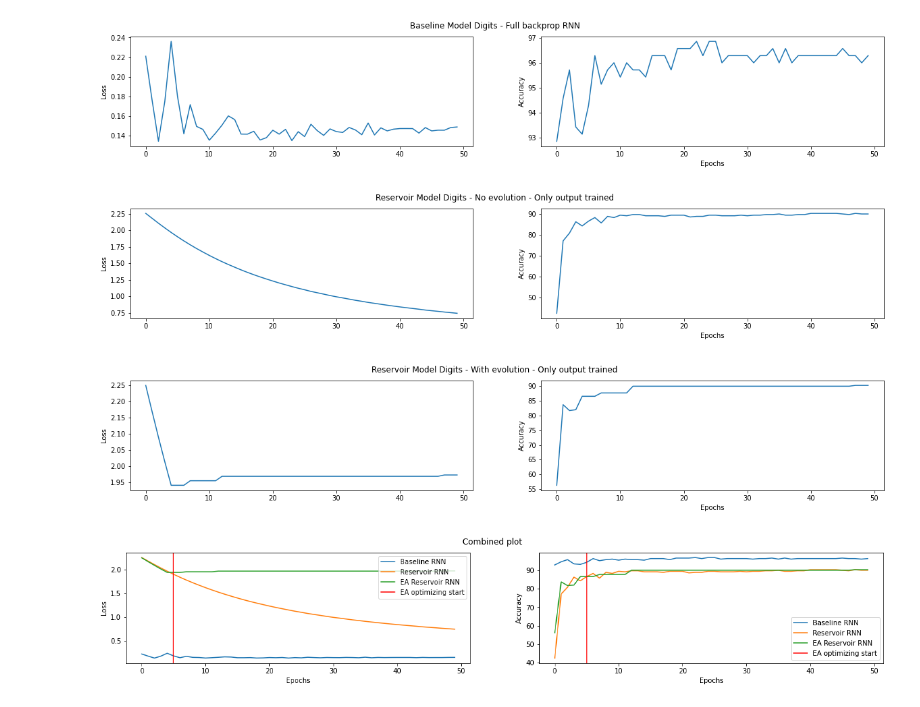
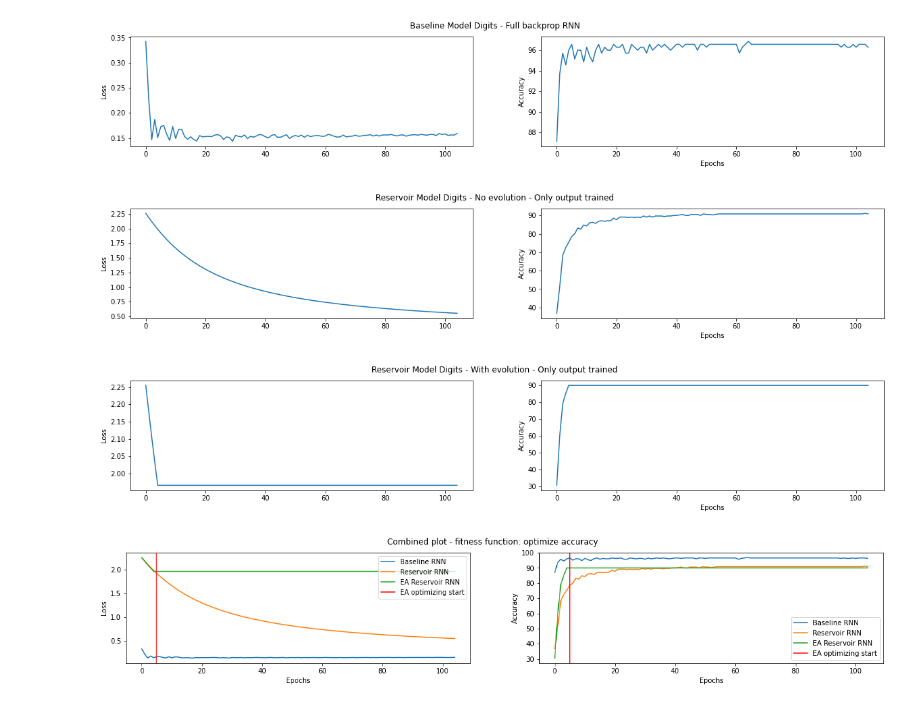
Before and after one commit to wiebetimmers/thesis_project, a Jupyter notebook: main.ipynb, the cells around one changed output. Drawn from its saved outputs; the diff is of its cells as text; code cells hidden in the pictures.

Commit message:
Restructure code, combined plotting, 100 epoch exp

```diff
--- a/main.ipynb
+++ b/main.ipynb
@@ -1,9 +1,6 @@
 # %%
 import torch.optim as optim
 from pytorch_model_summary import summary
-import matplotlib.pyplot as plt
-
-plt.rcParams["figure.figsize"] = (20,3)
 # %%
 # Import functions get_digits_loaders, get_mnist_loaders, get_labels
 %run Datasets.ipynb
@@ -35,9 +32,9 @@ max_loss_iter = 10
 batch_size= 50
 T = 5
 
-population_size = 5
-generations = 45  # epochs without backprop
-mutate_opt = 'random_perturbation'
+population_size = 25
+generations = 100  # epochs without backprop
+mutate_opt = 'diff_mutation'
 select_opt = 'accuracy'
 
 # Run all models for same amount of time, but make a distinction in epochs for the evolutionairy approach .
@@ -155,27 +152,27 @@ plot_results(best_pop_digits[0]['epoch'],
              best_pop_digits[0]['accuracy_results'],
             'Reservoir Model Digits - With evolution - Only output trained')
 # %% [output]
-[figure, old version]
+[figure, new version]
-[figure, old version]
+[figure, new version]
-[figure, old version]
+[figure, new version]
 # %%
 # Plot above plots in one plot
 
 combined_plot_result(
             trained_bl_digits['epoch'],
             trained_bl_digits['loss_results'],
             trained_bl_digits['accuracy_results'],
             trained_res_digits['loss_results'],
             trained_res_digits['accuracy_results'],
             best_pop_digits[0]['loss_results'],
             best_pop_digits[0]['accuracy_results'],
             border = backprop_epochs,
             label_bl = 'Baseline RNN',
             label_res = 'Reservoir RNN',
             label_evo = 'EA Reservoir RNN',
-            title = 'Combined plot')
+            title = 'Combined plot - fitness function: optimize accuracy')
 # %% [output]
-[figure, old version]
+[figure, new version]
 # %%
 # Overview of the models structure
 
```
Also changed, not shown: parts of 3 cells of this notebook.
